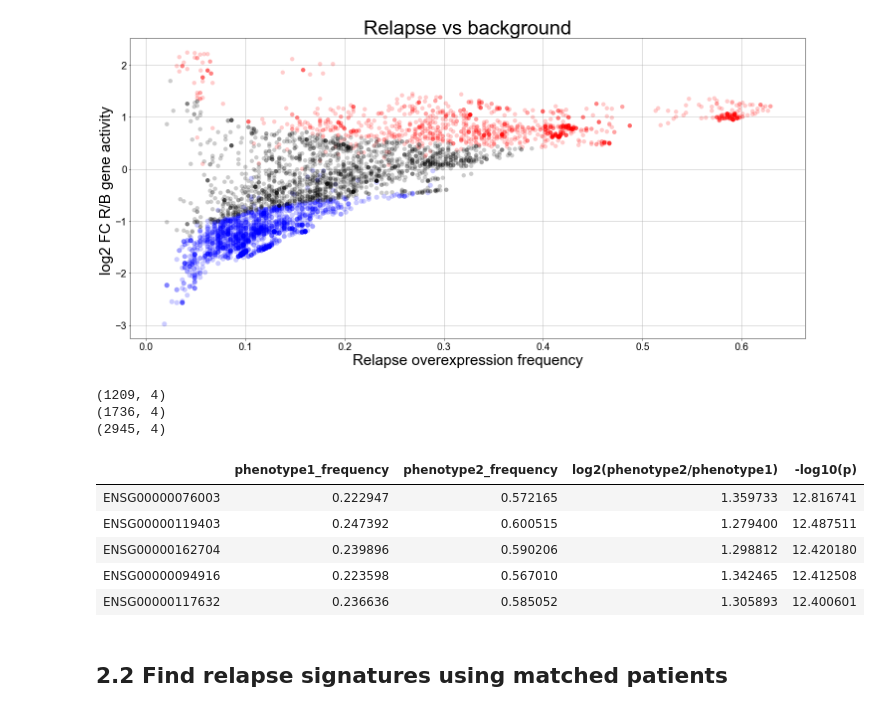
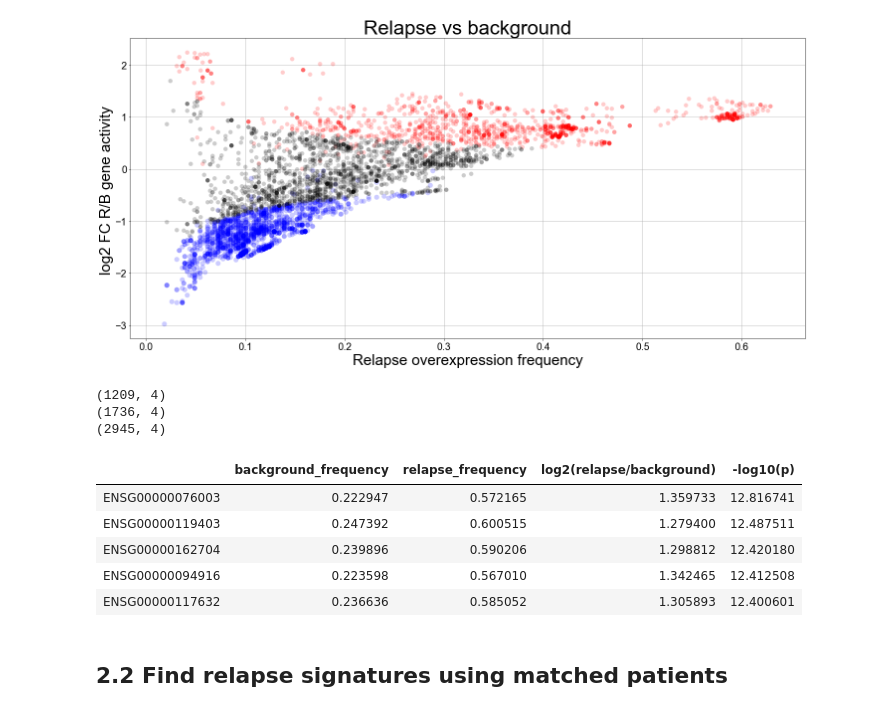
Before and after one commit to adelomana/PSL, a Jupyter notebook: MM/relapse/relapse.ipynb, the cells around one changed output. Saved outputs shown, nothing was run; the diff lists cells and outputs as text; code cells hidden in the pictures.

```diff
--- a/MM/relapse/relapse.ipynb
+++ b/MM/relapse/relapse.ipynb
@@ -1,12 +1,15 @@
 # %% [markdown]
 # Map patients to relapse networks
 # %%
-import pandas,os,importlib,numpy
+import os,importlib,numpy,json
 
 import scipy,scipy.stats
 
 import miner_20190520 as miner
 
+import pandas
+pandas.options.display.max_rows=100
+
 import matplotlib,matplotlib.pyplot
 matplotlib.pyplot.rcParams['axes.axisbelow'] = True
 matplotlib.rcParams.update({'font.size':18,'font.family':'Arial','xtick.labelsize':20,'ytick.labelsize':20,'axes.labelsize':30})
@@ -103,16 +102,16 @@ matplotlib.pyplot.tight_layout()
 # %%
 print(sigvoldata_plus.shape)
 print(sigvoldata_minus.shape)
 full_df=pandas.concat([sigvoldata_plus,sigvoldata_minus])
 print(full_df.shape)
-full_df.drop(columns=['phenotype1_frequency', 'phenotype2_frequency'])
-full_df.to_csv(path_or_buf='relapse_vs_background.csv')
+full_df.rename(columns={'phenotype1_frequency':'background_frequency','phenotype2_frequency':'relapse_frequency','log2(phenotype2/phenotype1)':'log2(relapse/background)'},inplace=True)
+full_df.to_csv(path_or_buf='relapse_vs_background.v2.csv')
 full_df.head()
 # %% [output]
 (1209, 4)
 (1736, 4)
 (2945, 4)
-|  | phenotype1_frequency | phenotype2_frequency | log2(phenotype2/phenotype1) | -log10(p) |
+|  | background_frequency | relapse_frequency | log2(relapse/background) | -log10(p) |
 | ENSG00000076003 | 0.222947 | 0.572165 | 1.359733 | 12.816741 |
 | ENSG00000119403 | 0.247392 | 0.600515 | 1.279400 | 12.487511 |
 | ENSG00000162704 | 0.239896 | 0.590206 | 1.298812 | 12.420180 |
```
Also changed, not shown: parts of 13 cells of this notebook.
